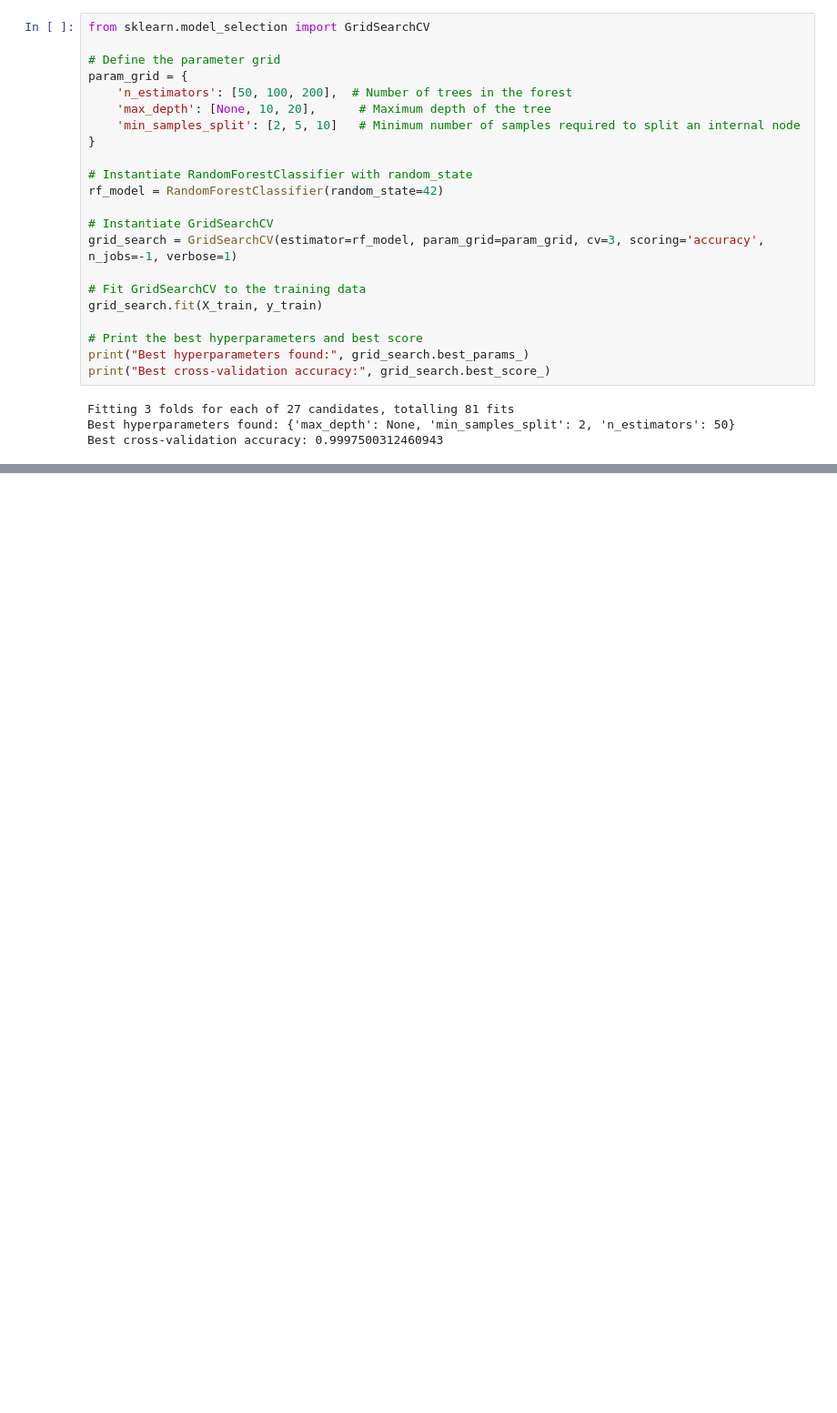
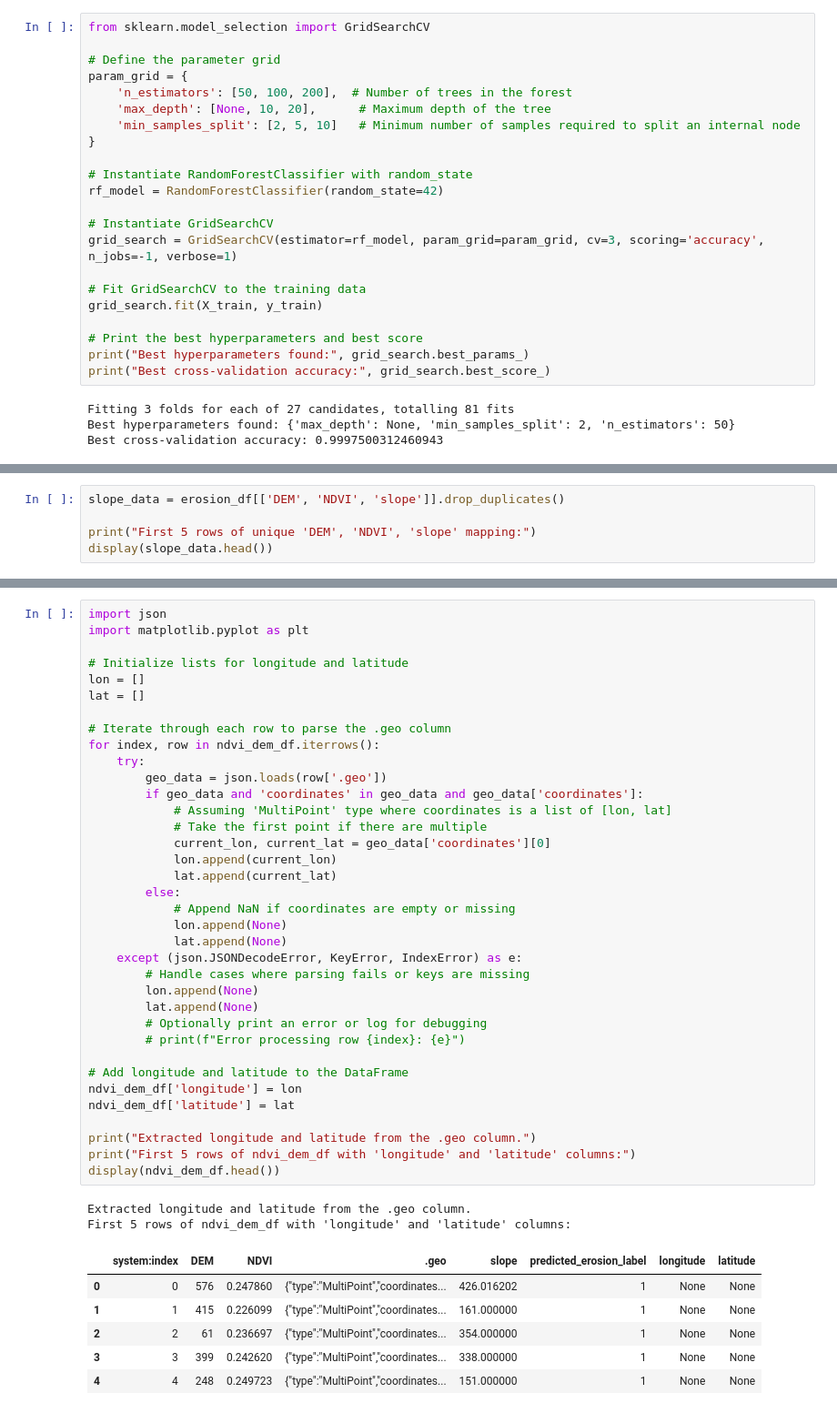
Before and after one commit to springboardmentor54158a/AIDriven-Archaeological-Site-Mapping, a Jupyter notebook: erossion_prediction.ipynb, the cells around one changed output, grey strips where cells are left out. Shown at 91% size. Cells and saved outputs as stored; diff of their text form; blank space fills up the shorter version.

```diff
--- a/erossion_prediction.ipynb
+++ b/erossion_prediction.ipynb
@@ -200,0 +136,5 @@ Best cross-validation accuracy: 0.9997500312460943
+# %%
+slope_data = erosion_df[['DEM', 'NDVI', 'slope']].drop_duplicates()
+
+print("First 5 rows of unique 'DEM', 'NDVI', 'slope' mapping:")
+display(slope_data.head())
@@ -200,0 +260,45 @@ Best cross-validation accuracy: 0.9997500312460943
+# %%
+import json
+import matplotlib.pyplot as plt
+
+# Initialize lists for longitude and latitude
+lon = []
+lat = []
+
+# Iterate through each row to parse the .geo column
+for index, row in ndvi_dem_df.iterrows():
+    try:
+        geo_data = json.loads(row['.geo'])
+        if geo_data and 'coordinates' in geo_data and geo_data['coordinates']:
+            # Assuming 'MultiPoint' type where coordinates is a list of [lon, lat]
+            # Take the first point if there are multiple
+            current_lon, current_lat = geo_data['coordinates'][0]
+            lon.append(current_lon)
+            lat.append(current_lat)
+        else:
+            # Append NaN if coordinates are empty or missing
+            lon.append(None)
+            lat.append(None)
+    except (json.JSONDecodeError, KeyError, IndexError) as e:
+        # Handle cases where parsing fails or keys are missing
+        lon.append(None)
+        lat.append(None)
+        # Optionally print an error or log for debugging
+        # print(f"Error processing row {index}: {e}")
+
+# Add longitude and latitude to the DataFrame
+ndvi_dem_df['longitude'] = lon
+ndvi_dem_df['latitude'] = lat
+
+print("Extracted longitude and latitude from the .geo column.")
+print("First 5 rows of ndvi_dem_df with 'longitude' and 'latitude' columns:")
+display(ndvi_dem_df.head())
+# %% [output]
+Extracted longitude and latitude from the .geo column.
+First 5 rows of ndvi_dem_df with 'longitude' and 'latitude' columns:
+|  | system:index | DEM | NDVI | .geo | slope | predicted_erosion_label | longitude | latitude |
+| 0 | 0 | 576 | 0.247860 | {"type":"MultiPoint","coordinates... | 426.016202 | 1 | None | None |
+| 1 | 1 | 415 | 0.226099 | {"type":"MultiPoint","coordinates... | 161.000000 | 1 | None | None |
+| 2 | 2 | 61 | 0.236697 | {"type":"MultiPoint","coordinates... | 354.000000 | 1 | None | None |
+| 3 | 3 | 399 | 0.242620 | {"type":"MultiPoint","coordinates... | 338.000000 | 1 | None | None |
+| 4 | 4 | 248 | 0.249723 | {"type":"MultiPoint","coordinates... | 151.000000 | 1 | None | None |
```
Also changed, not shown: parts of 24 cells of this notebook.
